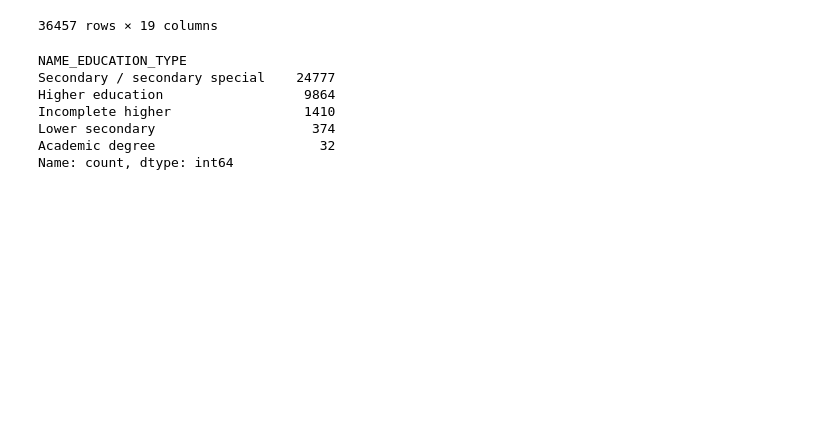
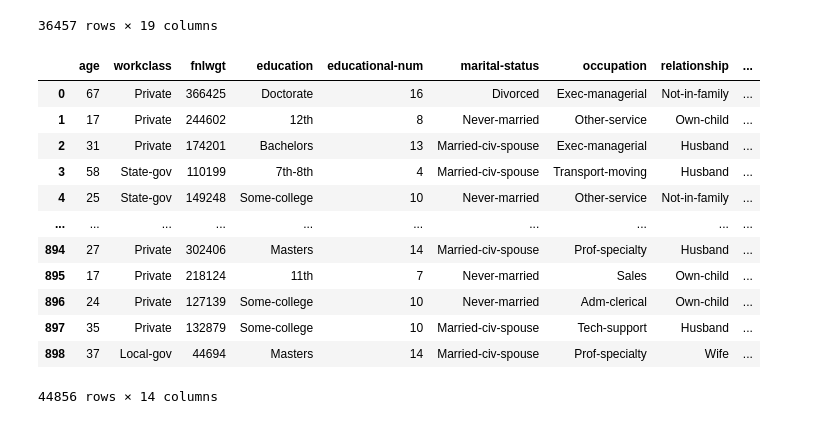
Before and after one commit to Linkkk01/INFO574_Group_Project, a Jupyter notebook: analysis.ipynb, the cells around one changed output. Cells and saved outputs as stored; diff of their text form; code cells hidden in the pictures; blank space fills up the shorter version.

Commit message:
Income aggregate

```diff
--- a/analysis.ipynb
+++ b/analysis.ipynb
@@ -114,13 +114,23 @@ app_record
 | 36455 | 5150049 | F | N | Y | 0 | 283500.0 | Working | ... |
 | 36456 | 5150337 | M | N | Y | 0 | 112500.0 | Working | ... |
 36457 rows × 19 columns
-# %%
-app_record['NAME_EDUCATION_TYPE'].value_counts()
-# %% [output]
-NAME_EDUCATION_TYPE
-Secondary / secondary special    24777
-Higher education                  9864
-Incomplete higher                 1410
-Lower secondary                    374
-Academic degree                     32
-Name: count, dtype: int64
+# %%
+income_train = pd.read_csv('data/income_train.csv')
+income_test = pd.read_csv('data/income_test.csv')
+income = pd.concat([income_train, income_test])
+income.drop('income_>50K', axis=1, inplace=True)
+income
+# %% [output]
+|  | age | workclass | fnlwgt | education | educational-num | marital-status | occupation | relationship | ... |
+| 0 | 67 | Private | 366425 | Doctorate | 16 | Divorced | Exec-managerial | Not-in-family | ... |
+| 1 | 17 | Private | 244602 | 12th | 8 | Never-married | Other-service | Own-child | ... |
+| 2 | 31 | Private | 174201 | Bachelors | 13 | Married-civ-spouse | Exec-managerial | Husband | ... |
+| 3 | 58 | State-gov | 110199 | 7th-8th | 4 | Married-civ-spouse | Transport-moving | Husband | ... |
+| 4 | 25 | State-gov | 149248 | Some-college | 10 | Never-married | Other-service | Not-in-family | ... |
+| ... | ... | ... | ... | ... | ... | ... | ... | ... | ... |
+| 894 | 27 | Private | 302406 | Masters | 14 | Married-civ-spouse | Prof-specialty | Husband | ... |
+| 895 | 17 | Private | 218124 | 11th | 7 | Never-married | Sales | Own-child | ... |
+| 896 | 24 | Private | 127139 | Some-college | 10 | Never-married | Adm-clerical | Own-child | ... |
+| 897 | 35 | Private | 132879 | Some-college | 10 | Married-civ-spouse | Tech-support | Husband | ... |
+| 898 | 37 | Local-gov | 44694 | Masters | 14 | Married-civ-spouse | Prof-specialty | Wife | ... |
+44856 rows × 14 columns
```
Also changed, not shown: parts of 5 cells of this notebook.
